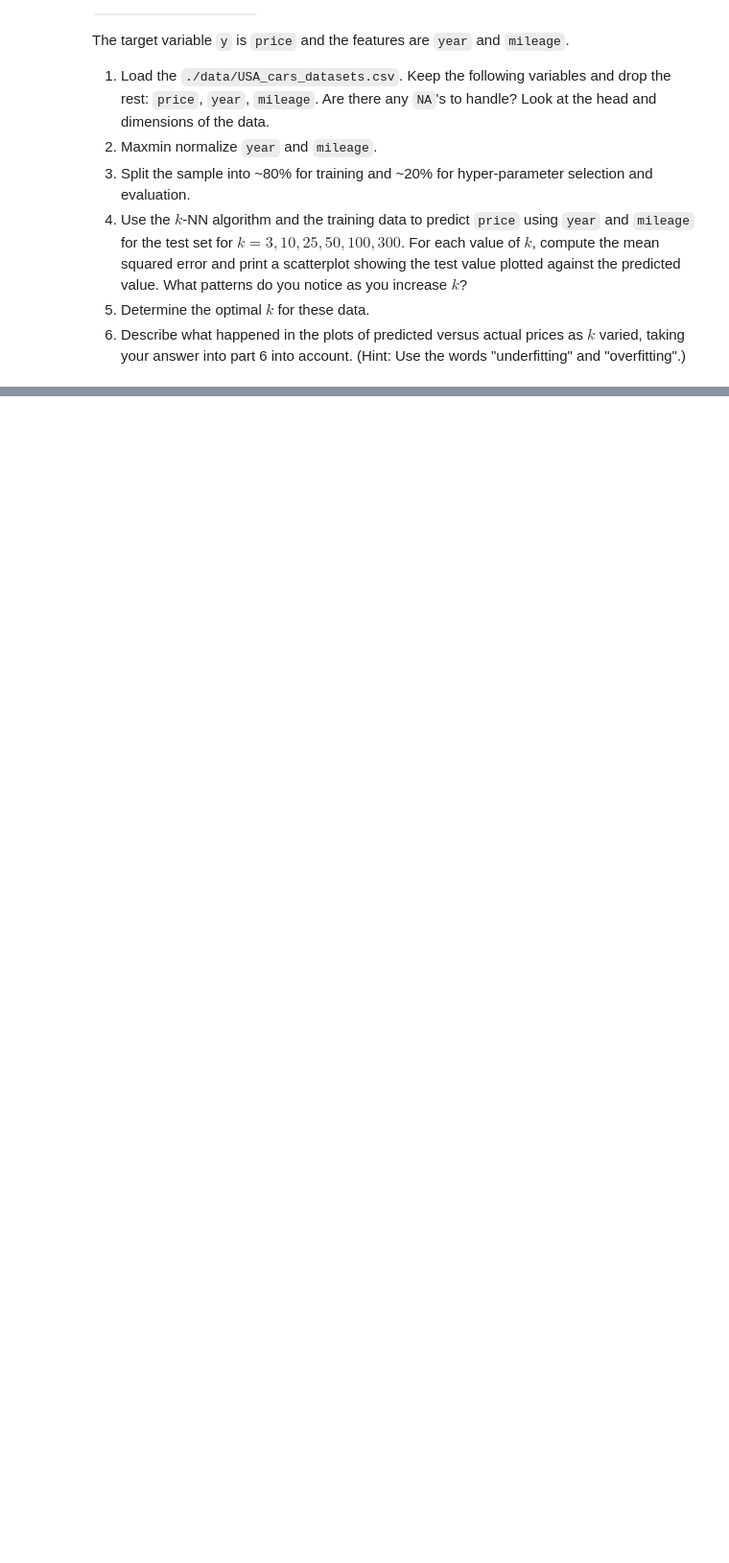
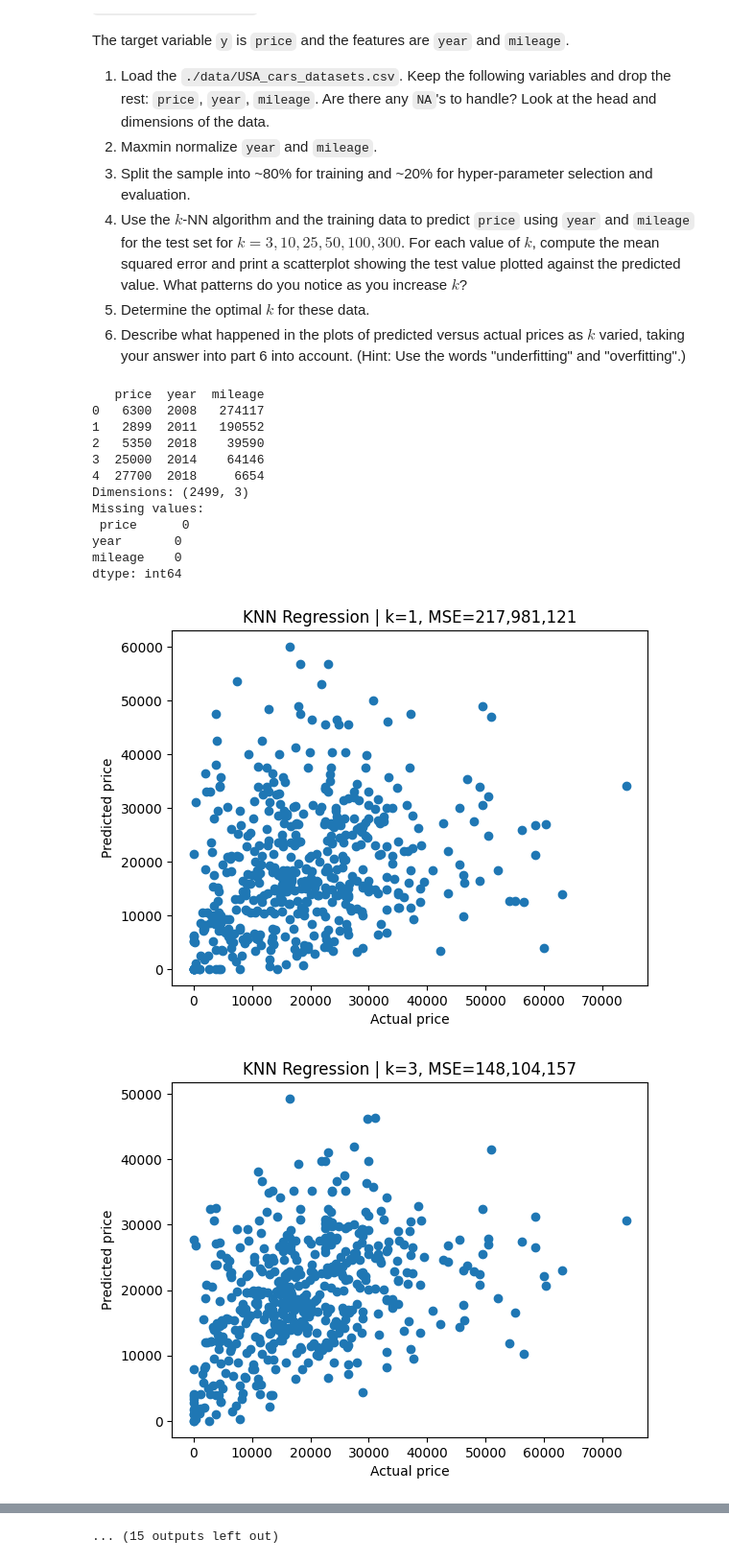
Before and after one commit to timlee717/undergrad_ml_assignments, a Jupyter notebook: 02_assignment_knn.ipynb, the cells around one changed output, grey strips where cells are left out. Shown at 96% size. Cells and saved outputs as stored; diff of their text form; code cells hidden in the pictures; blank space fills up the shorter version.

```diff
--- a/02_assignment_knn.ipynb
+++ b/02_assignment_knn.ipynb
@@ -52,3 +52,79 @@ The target variable `y` is `price` and the features are `year` and `mileage`.
 4. Use the $k$-NN algorithm and the training data to predict `price` using `year` and `mileage` for the test set for $k=3,10,25,50,100,300$. For each value of $k$, compute the mean squared error and print a scatterplot showing the test value plotted against the predicted value. What patterns do you notice as you increase $k$?
 5. Determine the optimal $k$ for these data.
 6. Describe what happened in the plots of predicted versus actual prices as $k$ varied, taking your answer into part 6 into account. (Hint: Use the words "underfitting" and "overfitting".)
+# %%
+import pandas as pd
+import numpy as np
+import matplotlib.pyplot as plt
+
+from sklearn.model_selection import train_test_split
+from sklearn.neighbors import KNeighborsRegressor
+from sklearn.metrics import mean_squared_error
+
+cars_df = pd.read_csv("/Users/timothylee/DS Analytics/ml_container/data/USA_cars_datasets.csv")
+cars_df = cars_df[["price", "year", "mileage"]]
+
+print(cars_df.head())
+print("Dimensions:", cars_df.shape)
+print("Missing values:\n", cars_df.isna().sum())
+
+cars_df = cars_df.dropna()
+
+def scale_minmax(col):
+    return (col - col.min()) / (col.max() - col.min())
+
+cars_df["year_scaled"] = scale_minmax(cars_df["year"])
+cars_df["mileage_scaled"] = scale_minmax(cars_df["mileage"])
+
+features = cars_df[["year_scaled", "mileage_scaled"]].to_numpy()
+target = cars_df["price"].to_numpy()
+
+X_tr, X_te, y_tr, y_te = train_test_split(
+    features, target, test_size=0.20, random_state=42
+)
+
+k_values = np.arange(1, 51, 2)
+performance = []
+
+for neighbors in k_values:
+    knn_model = KNeighborsRegressor(n_neighbors=neighbors)
+    knn_model.fit(X_tr, y_tr)
+
+    predictions = knn_model.predict(X_te)
+
+    error = mean_squared_error(y_te, predictions)
+    performance.append([neighbors, error])
+
+    plt.figure()
+    plt.scatter(y_te, predictions)
+    plt.xlabel("Actual price")
+    plt.ylabel("Predicted price")
+    plt.title(f"KNN Regression | k={neighbors}, MSE={error:,.0f}")
+    plt.show()
+
+results_table = pd.DataFrame(performance, columns=["neighbors", "mse"]).sort_values("mse")
+print(results_table.head(10))
+
+optimal_k = int(results_table.iloc[0]["neighbors"])
+optimal_mse = float(results_table.iloc[0]["mse"])
+
+print(
+    "Optimal k =", optimal_k,
+    "| MSE =", optimal_mse,
+    "| RMSE =", np.sqrt(optimal_mse)
+)
+# %% [output]
+   price  year  mileage
+0   6300  2008   274117
+1   2899  2011   190552
+2   5350  2018    39590
+3  25000  2014    64146
+4  27700  2018     6654
+Dimensions: (2499, 3)
+Missing values:
+ price      0
+year       0
+mileage    0
+dtype: int64
+[figure, added]
+[figure, added]
@@ -55,3 +140,4 @@ The target variable `y` is `price` and the features are `year` and `mileage`.
+... (15 outputs left out)
 # %% [markdown]
 **Q4.** This question is a case study for $k$ nearest neighbor regression, using the `heart_failure_clinical_records_dataset.csv` data.
 
```
Also changed, not shown: parts of 1 cell of this notebook.
